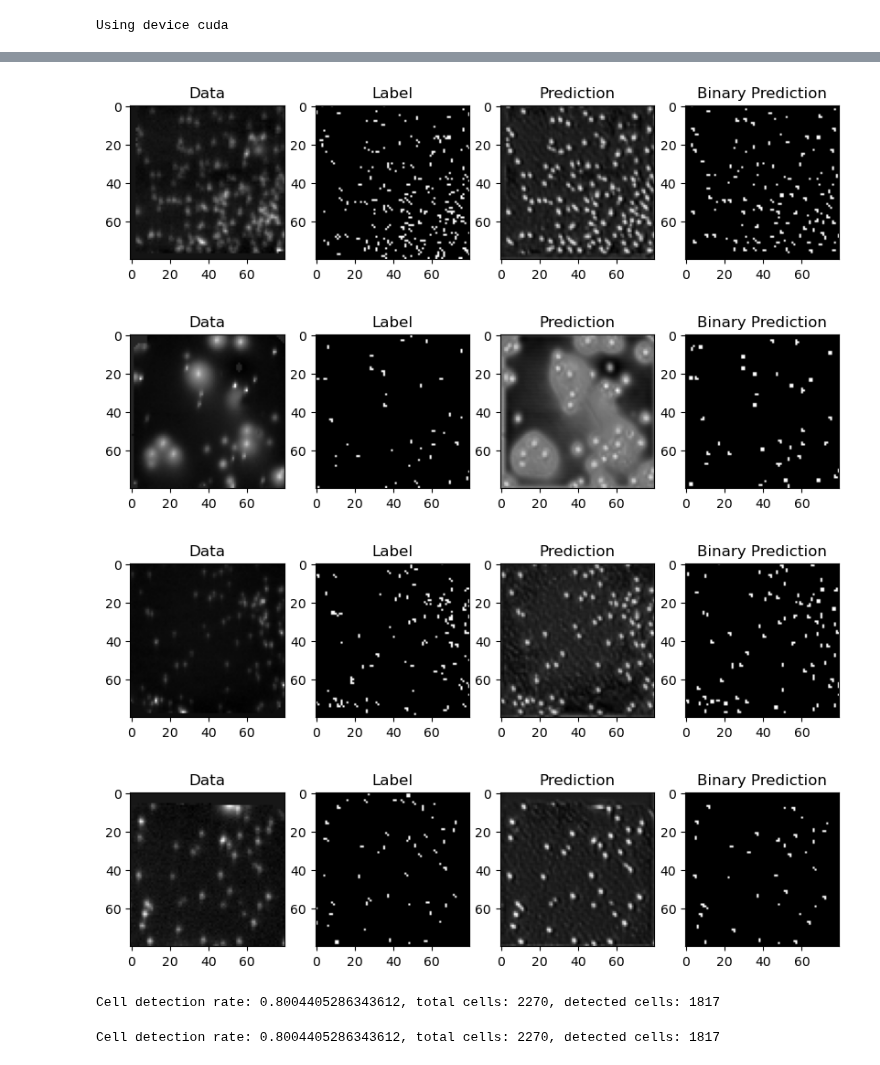
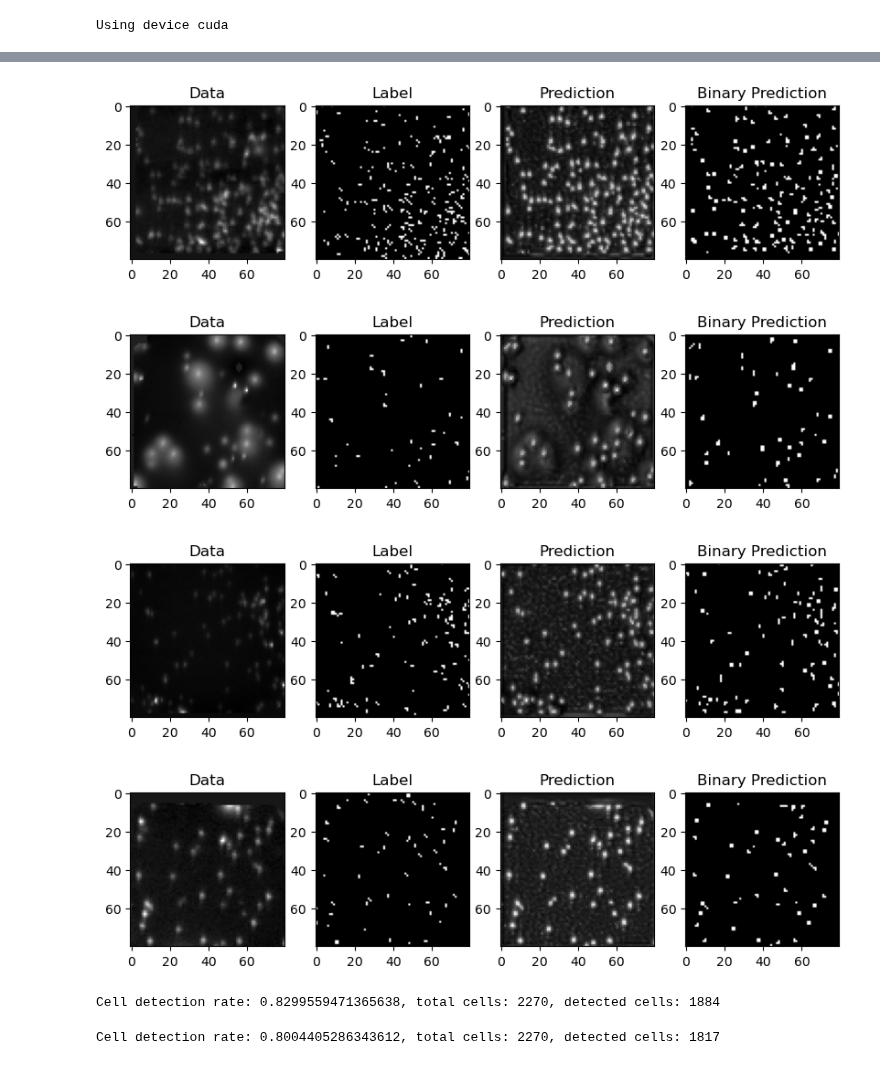
Before and after one commit to wittmajerd/U-Net-and-SRU-Net-segmentation, a Jupyter notebook: U-Net.ipynb, the cells around one changed output, grey strips where cells are left out. Drawn from its saved outputs; the diff is of its cells as text; code cells hidden in the pictures.

```diff
--- a/U-Net.ipynb
+++ b/U-Net.ipynb
@@ -16,11 +16,12 @@ device = torch.device('cuda' if torch.cuda.is_available() else 'cpu')
 print(f'Using device {device}')
 
 torch.manual_seed(42)
+np.random.seed(42)
 
 data_path = 'data_with_centers/'
 checkpoint_dir = 'checkpoints'
 train_percent = 0.86
-bio_len = 4
+bio_len = 8
 mask_size = 80
 batch_size = 4
 
@@ -113,38 +114,38 @@ predictions = model(data)
 
 # Move the predictions and labels to the CPU and convert them to numpy arrays
 predictions = predictions.cpu().detach().numpy()
 threshold = 0.5
 binary_predictions = (predictions > threshold).astype(np.uint8)
 
 
 labels = labels.cpu().numpy()
 
 # Plot the data, the labels, and the predictions
 for i in range(len(data)):
     plt.figure(figsize=(10, 40))
 
     plt.subplot(1, 4, 1)
-    plt.imshow(data[i].cpu().numpy()[10], cmap='gray')
+    plt.imshow(data[i].cpu().numpy()[-1], cmap='gray')
     plt.title('Data')
 
     plt.subplot(1, 4, 2)
     plt.imshow(np.squeeze(labels[i]), cmap='gray')
     plt.title('Label')
 
     plt.subplot(1, 4, 3)
     plt.imshow(np.squeeze(predictions[i]), cmap='gray')
     plt.title('Prediction')
 
     plt.subplot(1, 4, 4)
     plt.imshow(np.squeeze(binary_predictions[i]), cmap='gray')
     plt.title('Binary Prediction')
 
     plt.show()
 # %% [output]
-[figure, old version]
+[figure, new version]
-[figure, old version]
+[figure, new version]
-[figure, old version]
+[figure, new version]
-[figure, old version]
+[figure, new version]
 # %%
 def cell_detection_skimage(model, val_loader, device, threshold=0.5):
     model.eval()  # Set the model to evaluation mode
@@ -217,7 +218,7 @@ def cell_detection_scipy(model, val_loader, device, threshold=0.5):
 cell_detection_rate, total, detected = cell_detection_skimage(model, val_loader, device)
 print(f'Cell detection rate: {cell_detection_rate}, total cells: {total}, detected cells: {detected}')
 # %% [output]
-Cell detection rate: 0.8004405286343612, total cells: 2270, detected cells: 1817
+Cell detection rate: 0.8299559471365638, total cells: 2270, detected cells: 1884
 # %%
 cell_detection_rate, total, detected = cell_detection_scipy(model, val_loader, device)
 print(f'Cell detection rate: {cell_detection_rate}, total cells: {total}, detected cells: {detected}')
```
Also changed, not shown: parts of 1 cell of this notebook, 2 other files.
